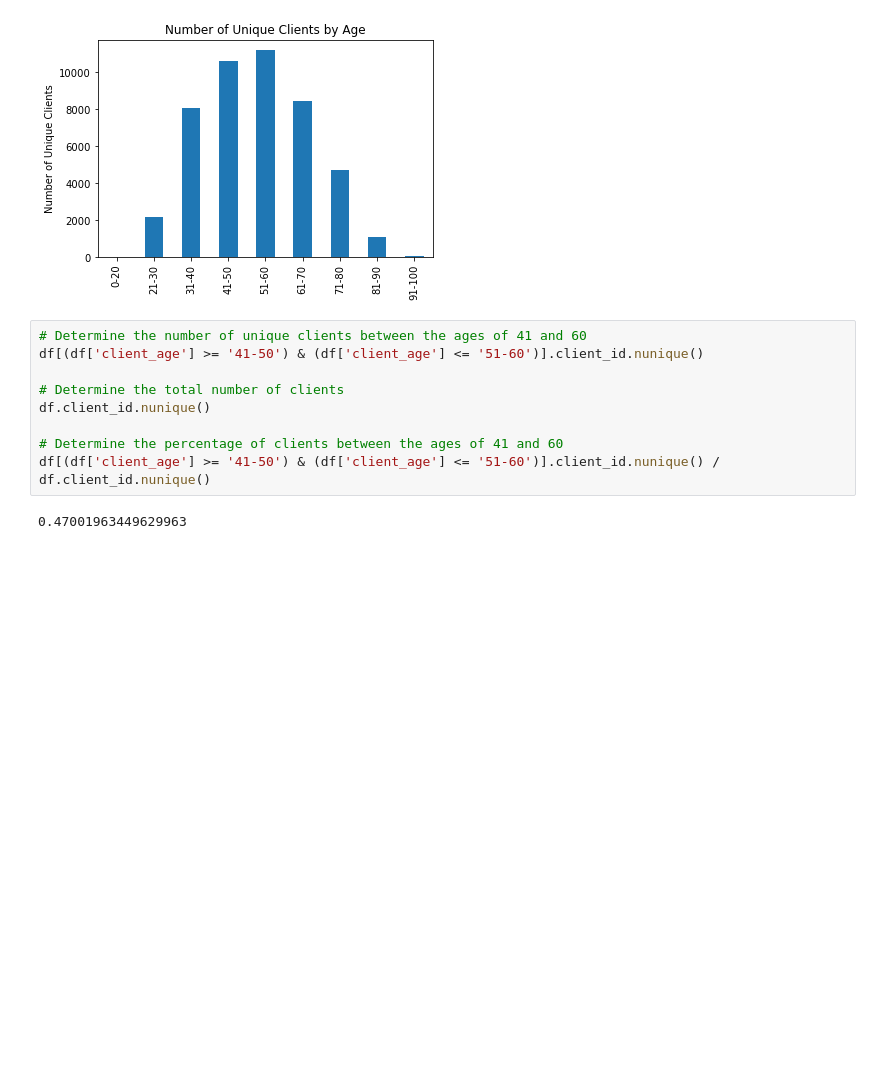
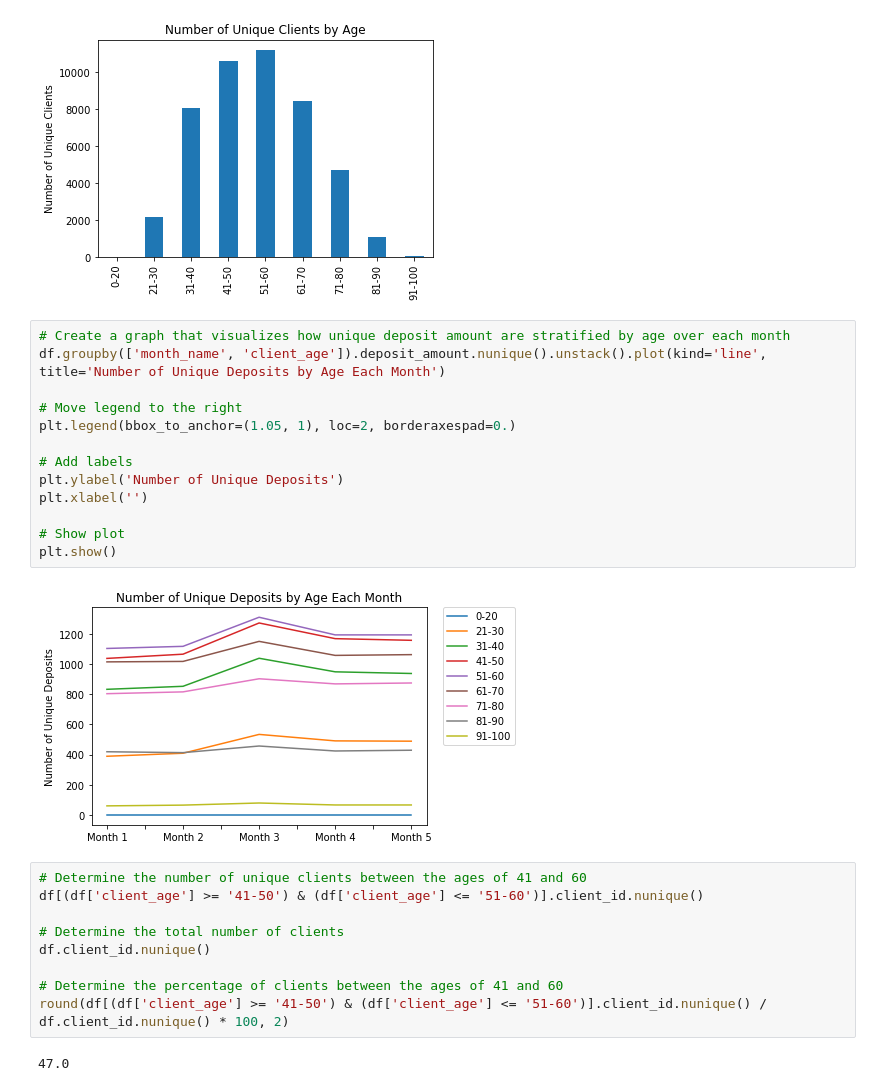
Before and after one commit to AvatarJoshi/marketing_campaign_analysis, a Jupyter notebook: marketing_analysis.ipynb, the cells around one changed output. Drawn from its saved outputs; the diff is of its cells as text; blank space fills up the shorter version.

```diff
--- a/marketing_analysis.ipynb
+++ b/marketing_analysis.ipynb
@@ -463,6 +605,21 @@ plt.xlabel('')
 plt.show()
 # %% [output]
 [figure]
+# %%
+# Create a graph that visualizes how unique deposit amount are stratified by age over each month
+df.groupby(['month_name', 'client_age']).deposit_amount.nunique().unstack().plot(kind='line', title='Number of Unique Deposits by Age Each Month')
+
+# Move legend to the right
+plt.legend(bbox_to_anchor=(1.05, 1), loc=2, borderaxespad=0.)
+
+# Add labels
+plt.ylabel('Number of Unique Deposits')
+plt.xlabel('')
+
+# Show plot
+plt.show()
+# %% [output]
+[figure, added]
 # %%
 # Determine the number of unique clients between the ages of 41 and 60
 df[(df['client_age'] >= '41-50') & (df['client_age'] <= '51-60')].client_id.nunique()
@@ -471,6 +628,6 @@ df[(df['client_age'] >= '41-50') & (df['client_age'] <= '51-60')].client_id.nuni
 df.client_id.nunique()
 
 # Determine the percentage of clients between the ages of 41 and 60
-df[(df['client_age'] >= '41-50') & (df['client_age'] <= '51-60')].client_id.nunique() / df.client_id.nunique()
+round(df[(df['client_age'] >= '41-50') & (df['client_age'] <= '51-60')].client_id.nunique() / df.client_id.nunique() * 100, 2)
 # %% [output]
-0.47001963449629963
+47.0
```
Also changed, not shown: parts of 24 cells of this notebook.
